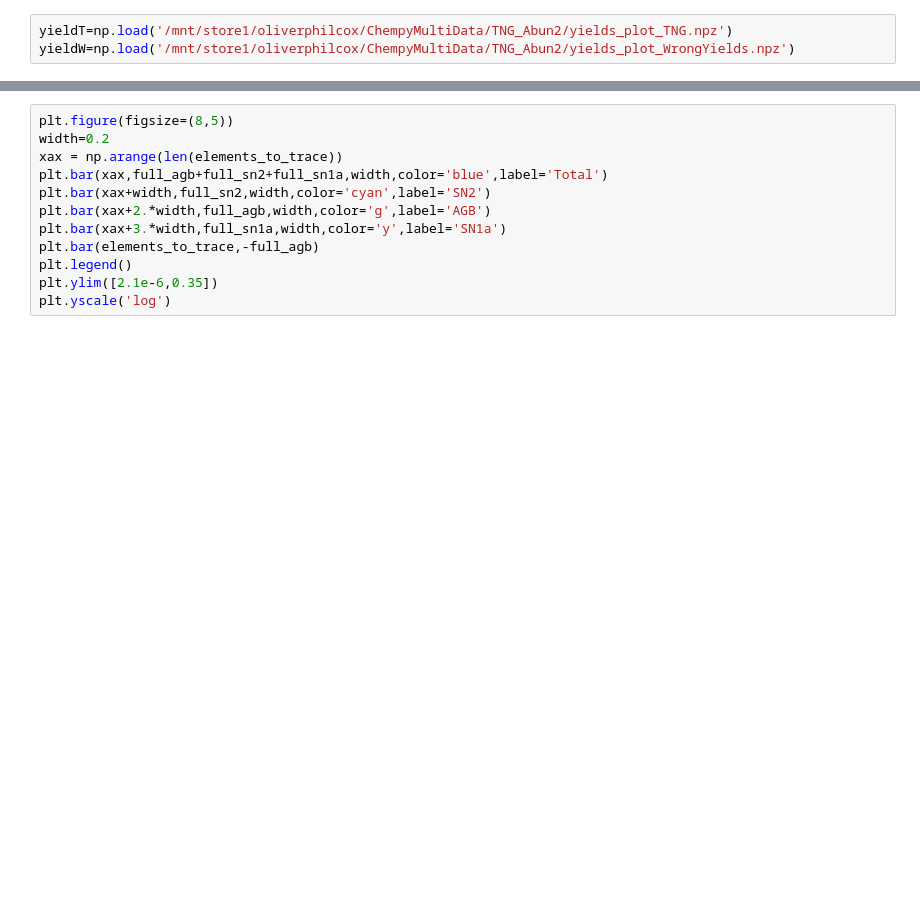
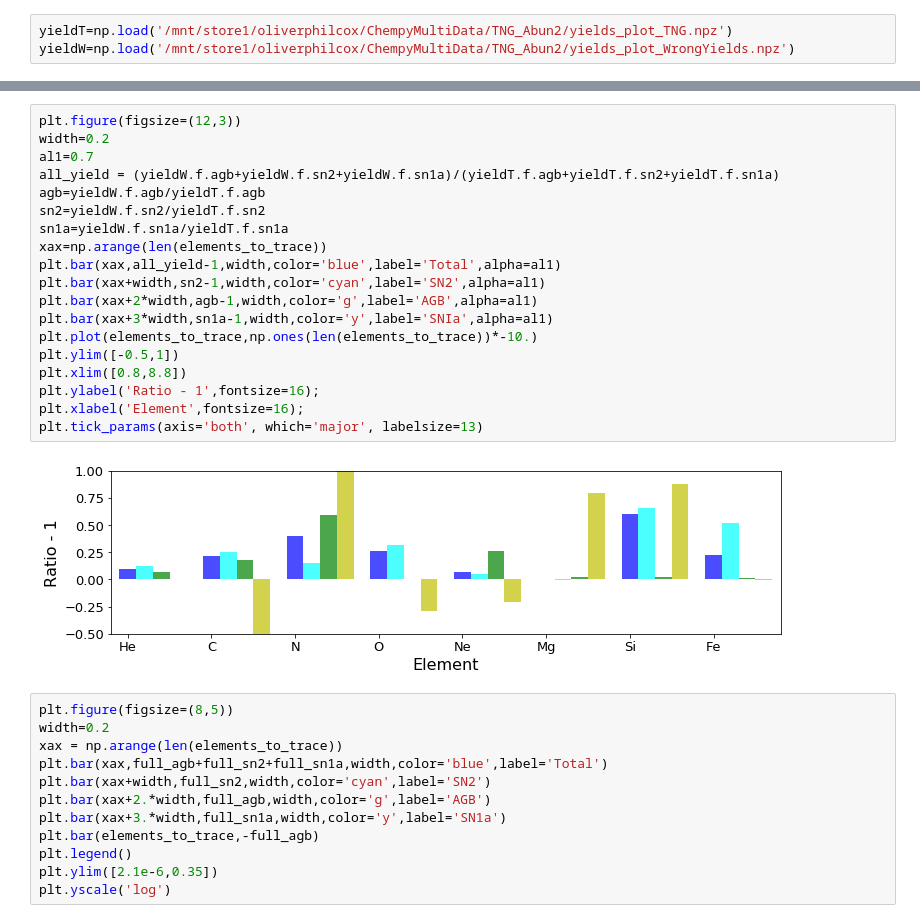
Before and after one commit to oliverphilcox/ChempyMulti, a Jupyter notebook: Jupyter/TNGv2/TNG Paper Plot Comparison.ipynb, the cells around one changed output, grey strips where cells are left out. Drawn from its saved outputs; the diff is of its cells as text; blank space fills up the shorter version.

```diff
--- a/Jupyter/TNGv2/TNG Paper Plot Comparison.ipynb
+++ b/Jupyter/TNGv2/TNG Paper Plot Comparison.ipynb
@@ -171,3 +198,24 @@ plt.tick_params(axis='both', which='major', labelsize=13)
+# %%
+plt.figure(figsize=(12,3))
+width=0.2
+al1=0.7
+all_yield = (yieldW.f.agb+yieldW.f.sn2+yieldW.f.sn1a)/(yieldT.f.agb+yieldT.f.sn2+yieldT.f.sn1a)
+agb=yieldW.f.agb/yieldT.f.agb
+sn2=yieldW.f.sn2/yieldT.f.sn2
+sn1a=yieldW.f.sn1a/yieldT.f.sn1a
+xax=np.arange(len(elements_to_trace))
+plt.bar(xax,all_yield-1,width,color='blue',label='Total',alpha=al1)
+plt.bar(xax+width,sn2-1,width,color='cyan',label='SN2',alpha=al1)
+plt.bar(xax+2*width,agb-1,width,color='g',label='AGB',alpha=al1)
+plt.bar(xax+3*width,sn1a-1,width,color='y',label='SNIa',alpha=al1)
+plt.plot(elements_to_trace,np.ones(len(elements_to_trace))*-10.)
+plt.ylim([-0.5,1])
+plt.xlim([0.8,8.8])
+plt.ylabel('Ratio - 1',fontsize=16);
+plt.xlabel('Element',fontsize=16);
+plt.tick_params(axis='both', which='major', labelsize=13)
+# %% [output]
+[figure, added]
 # %%
 plt.figure(figsize=(8,5))
 width=0.2
```
Also changed, not shown: parts of 9 cells of this notebook, 6 other files.
